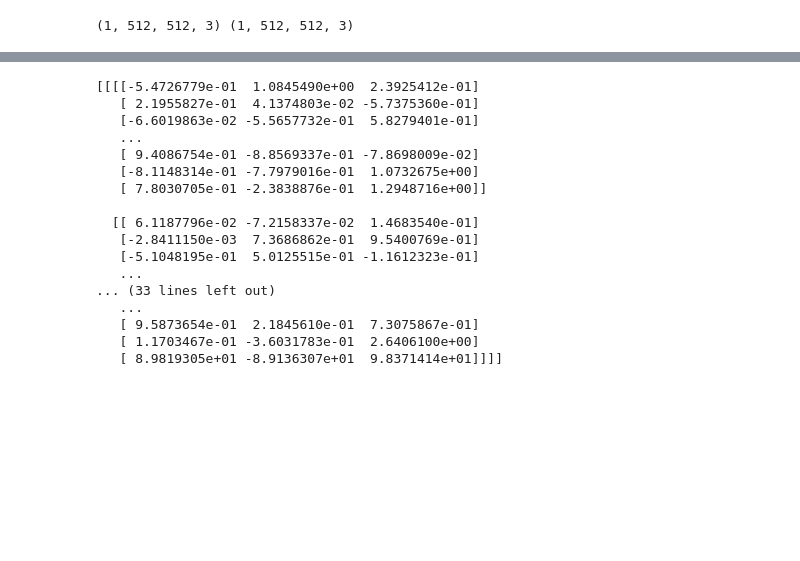
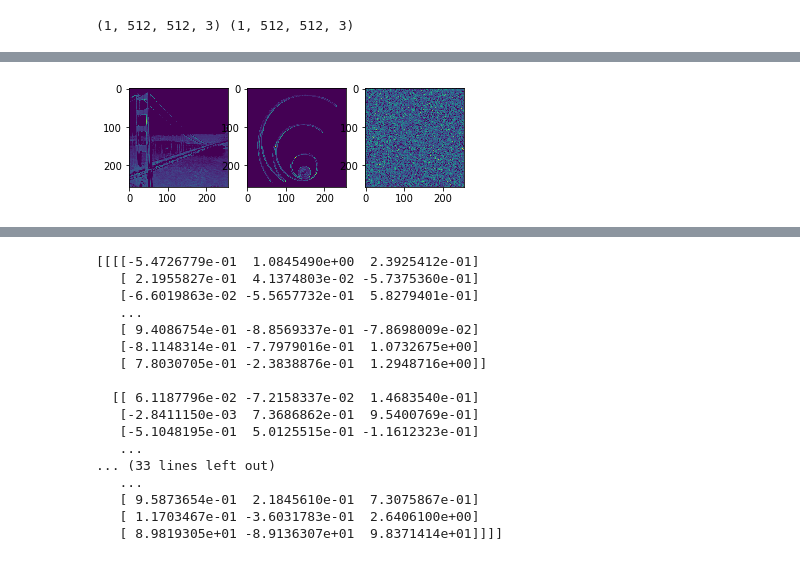
Before and after one commit to mariaicarrasco/style_transfer_2018, a Jupyter notebook: Style transfer methods-Copy1.ipynb, the cells around one changed output, grey strips where cells are left out. Saved outputs shown, nothing was run; the diff lists cells and outputs as text; code cells hidden in the pictures; blank space fills up the shorter version.

```diff
--- a/Style transfer methods-Copy1.ipynb
+++ b/Style transfer methods-Copy1.ipynb
@@ -111,0 +172,27 @@ loss = loss + total_variation_weight * total_variation_loss(combination_image)
+# %%
+with tf.Session() as sess:
+    sess.run(tf.global_variables_initializer())
+    plt.subplot(1,6,1)
+    plt.imshow(layers['block1_conv2'][0,:,:,50].eval()) #Conv
+    plt.subplot(1,6,2)
+    plt.imshow(layers['block1_conv2'][1,:,:,50].eval())
+    plt.subplot(1,6,3)
+    plt.imshow(layers['block1_conv2'][2,:,:,50].eval())
+    plt.subplot(1,6,4)
+    plt.imshow(layers['block1_pool'][0,:,:,50].eval()) #Pool
+    plt.subplot(1,6,5)
+    plt.imshow(layers['block1_pool'][1,:,:,50].eval())
+    plt.subplot(1,6,6)
+    plt.show()
+# %%
+with tf.Session() as sess:
+    sess.run(tf.global_variables_initializer())
+    plt.subplot(1,3,1)
+    plt.imshow(layers['block1_pool'][0,:,:,50].eval()) #Contenido
+    plt.subplot(1,3,2)
+    plt.imshow(layers['block1_pool'][1,:,:,50].eval())
+    plt.subplot(1,3,3)
+    plt.imshow(layers['block1_pool'][2,:,:,50].eval())
+    plt.show()
+# %% [output]
+[figure, added]
```
Also changed, not shown: parts of 8 cells of this notebook, 1 other file.
